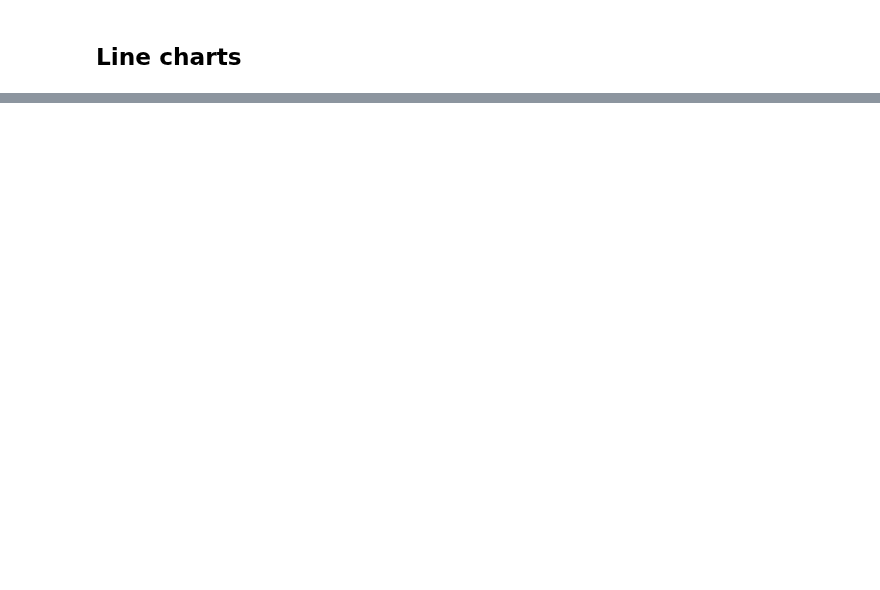
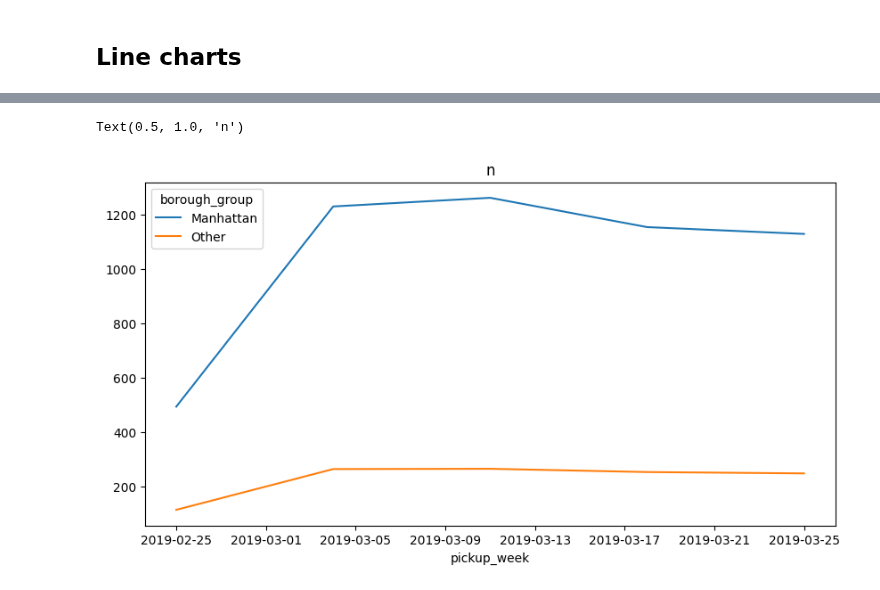
Before and after one commit to 0xdomyz/python_collection, a Jupyter notebook: plot/matplotlib_tute/line.ipynb, the cells around one changed output, grey strips where cells are left out. Saved outputs shown, nothing was run; the diff lists cells and outputs as text; code cells hidden in the pictures; blank space fills up the shorter version.

```diff
--- a/plot/matplotlib_tute/line.ipynb
+++ b/plot/matplotlib_tute/line.ipynb
@@ -182,0 +74,11 @@ ax.legend(['sin(x)', 'cos(x)'])
+# %%
+# volume by borough groups: manhattan, and others
+pdf["borough_group"] = np.where(pdf.index.get_level_values("pickup_borough") == "Manhattan", "Manhattan", "Other")
+pdf2 = pdf.groupby(["pickup_week","borough_group"]).sum()
+
+fig, ax = plt.subplots(figsize=(10, 5))
+pdf2["n"].unstack().plot(ax=ax)
+ax.set_title("n")
+# %% [output]
+Text(0.5, 1.0, 'n')
+[figure, added]
```
Also changed, not shown: parts of 37 cells of this notebook.
